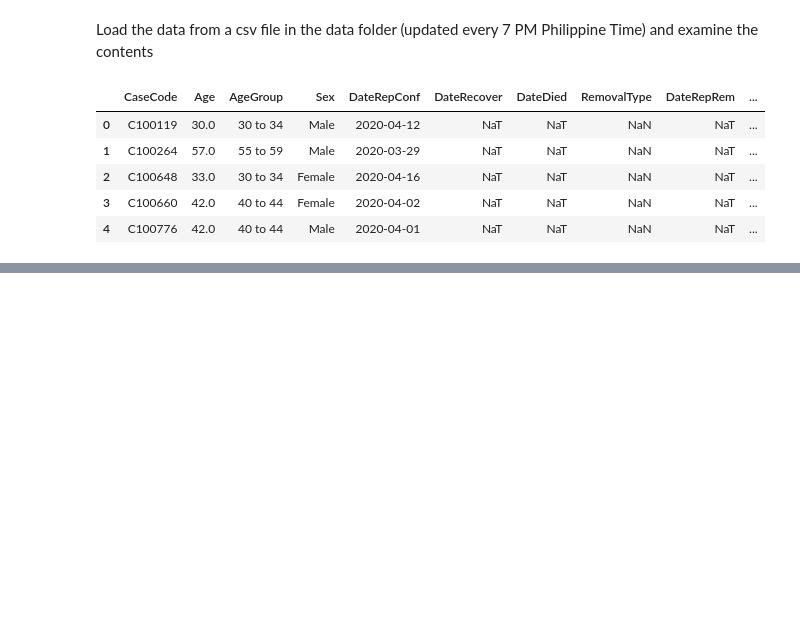
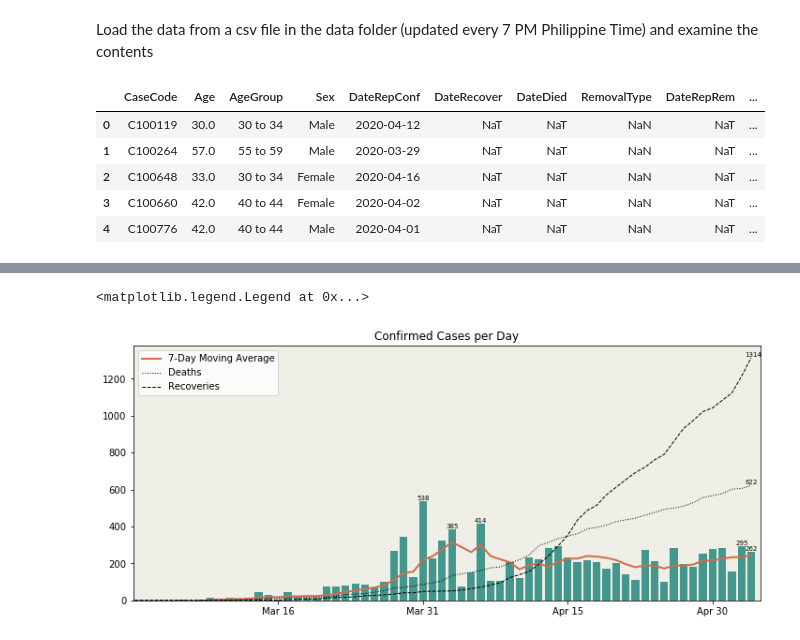
Before and after one commit to jpcajanding/Covid-19-Visualizations, a Jupyter notebook: philippines_charts.ipynb, the cells around one changed output, grey strips where cells are left out. Saved outputs shown, nothing was run; the diff lists cells and outputs as text; code cells hidden in the pictures; blank space fills up the shorter version.

```diff
--- a/philippines_charts.ipynb
+++ b/philippines_charts.ipynb
@@ -42,0 +107,48 @@ max_bars = cases_time_series.nlargest(n, ['Confirmed'])
+# %%
+fig2 = plt.figure(figsize=(12,5))
+ax = plt.axes()
+plt.title('Confirmed Cases per Day')
+ax.set_facecolor('#F0EFE7')
+
+ax.bar(day_case.index.date, day_case['Confirmed'],
+              color='#43978d')  # was 37AB85
+for i in range(5):
+    plt.annotate('%0.f' % annotate_bars['Confirmed'][i],
+                 xy=(annotate_bars.index[i], annotate_bars['Confirmed'][i]),
+                 xytext=(-6.5, 1),
+                 xycoords=('data', 'data'), textcoords='offset points', fontsize=7)
+
+plt.plot(day_case.index.date, day_case['Confirmed'].rolling(window= 7).mean(),
+         linewidth=2,
+         label='7-Day Moving Average',
+         color='#d46c4e')  # was FFB052
+plt.plot(day_case.index.date, day_case['Death'].cumsum(),
+         linestyle= 'dotted',
+         linewidth= 1,
+         color= '#000000',
+         label= 'Deaths')
+plt.annotate('%0.f' % day_case['Death'].cumsum()[-1],
+             xy=(day_case.index[-1], day_case['Death'].cumsum()[-1]),
+             xytext=(-6.5, 1),
+             xycoords=('data', 'data'), textcoords='offset points', fontsize= 7)
+plt.plot(day_case.index.date, day_case['Recovered'].cumsum(),
+         linestyle='--',
+         linewidth=1,
+         color='#000000',
+         label='Recoveries')
+plt.annotate('%0.f' % day_case['Recovered'].cumsum()[-1],
+             xy=(day_case.index[-1], day_case['Recovered'].cumsum()[-1]),
+             xytext=(-6.5, 1),
+             xycoords=('data', 'data'), textcoords='offset points', fontsize= 7)
+ax.xaxis_date()
+ax.xaxis.set_major_formatter(mpl_dates.DateFormatter('%b %d'))  # format dates as Month-Day eg Mar 01
+plt.xlim(pd.Timestamp('2020-03-01'), day_case.index[-1] + pd.DateOffset(1))
+plt.xticks(pd.date_range(pd.Timestamp('2020-03-01'), day_case.index[-1] + pd.DateOffset(1),
+                         freq='15D', closed='right'))
+plt.legend(loc='upper left',
+           fancybox=True,
+           fontsize=10,
+           facecolor='#FFFFFF')
+# %% [output]
+<matplotlib.legend.Legend at 0x...>
+[figure, added]
```
Also changed, not shown: parts of 26 cells of this notebook.
